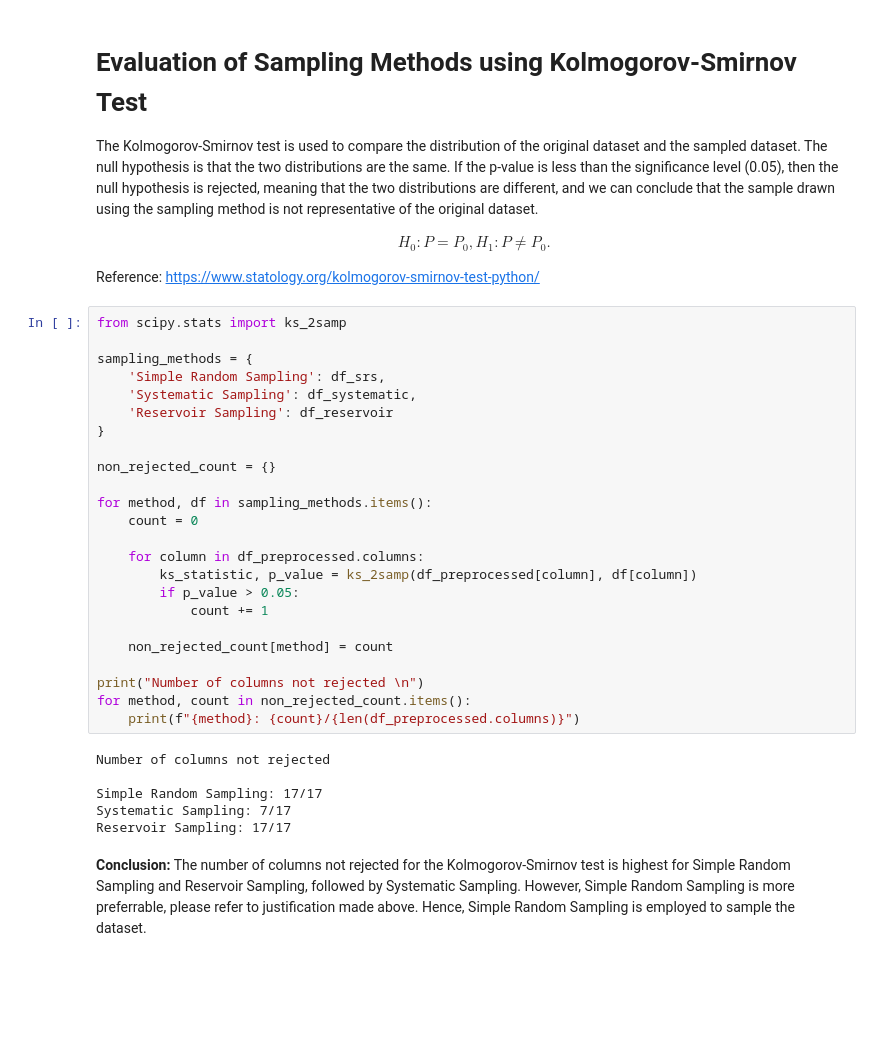
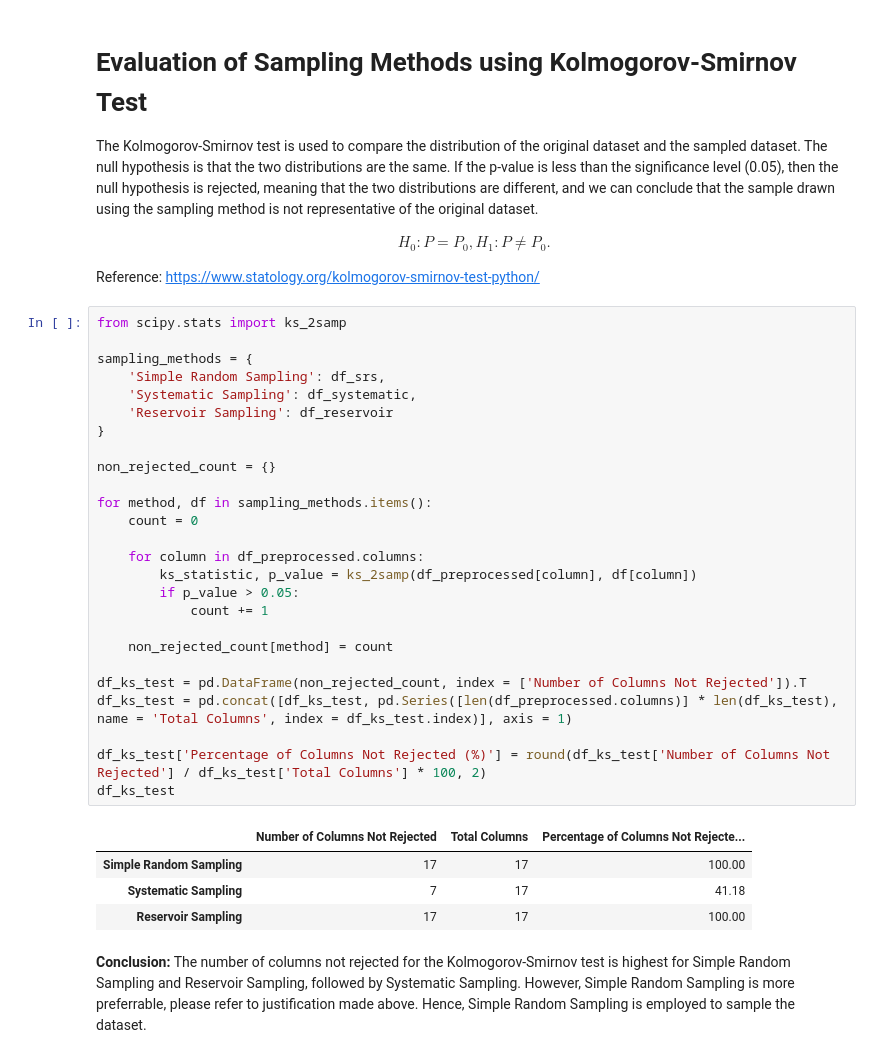
Before and after one commit to YeapJieShen/Machine_Learning_Assignment, a Jupyter notebook: testing/testing_sampling_methods.ipynb, the cells around one changed output. Cells and saved outputs as stored; diff of their text form; blank space fills up the shorter version.

Commit message:
Changes to some data visualisation by JieShen

```diff
--- a/testing/testing_sampling_methods.ipynb
+++ b/testing/testing_sampling_methods.ipynb
@@ -235,33 +235,34 @@ Reference: https://www.statology.org/kolmogorov-smirnov-test-python/
 # %%
 from scipy.stats import ks_2samp
 
 sampling_methods = {
     'Simple Random Sampling': df_srs,
     'Systematic Sampling': df_systematic,
     'Reservoir Sampling': df_reservoir
 }
 
 non_rejected_count = {}
 
 for method, df in sampling_methods.items():
     count = 0
 
     for column in df_preprocessed.columns:
         ks_statistic, p_value = ks_2samp(df_preprocessed[column], df[column])
         if p_value > 0.05:
             count += 1
 
     non_rejected_count[method] = count
 
-print("Number of columns not rejected \n")
-for method, count in non_rejected_count.items():
-    print(f"{method}: {count}/{len(df_preprocessed.columns)}")
+df_ks_test = pd.DataFrame(non_rejected_count, index = ['Number of Columns Not Rejected']).T
+df_ks_test = pd.concat([df_ks_test, pd.Series([len(df_preprocessed.columns)] * len(df_ks_test), name = 'Total Columns', index = df_ks_test.index)], axis = 1)
+
+df_ks_test['Percentage of Columns Not Rejected (%)'] = round(df_ks_test['Number of Columns Not Rejected'] / df_ks_test['Total Columns'] * 100, 2)
+df_ks_test
 # %% [output]
-Number of columns not rejected
-
-Simple Random Sampling: 17/17
-Systematic Sampling: 7/17
-Reservoir Sampling: 17/17
+|  | Number of Columns Not Rejected | Total Columns | Percentage of Columns Not Rejecte... |
+| Simple Random Sampling | 17 | 17 | 100.00 |
+| Systematic Sampling | 7 | 17 | 41.18 |
+| Reservoir Sampling | 17 | 17 | 100.00 |
 # %% [markdown]
 **Conclusion:**
 The number of columns not rejected for the Kolmogorov-Smirnov test is highest for Simple Random Sampling and Reservoir Sampling, followed by Systematic Sampling. However, Simple Random Sampling is more preferrable, please refer to justification made above. Hence, Simple Random Sampling is employed to sample the dataset.
```
Also changed, not shown: parts of 2 cells of this notebook, 1 other file.
